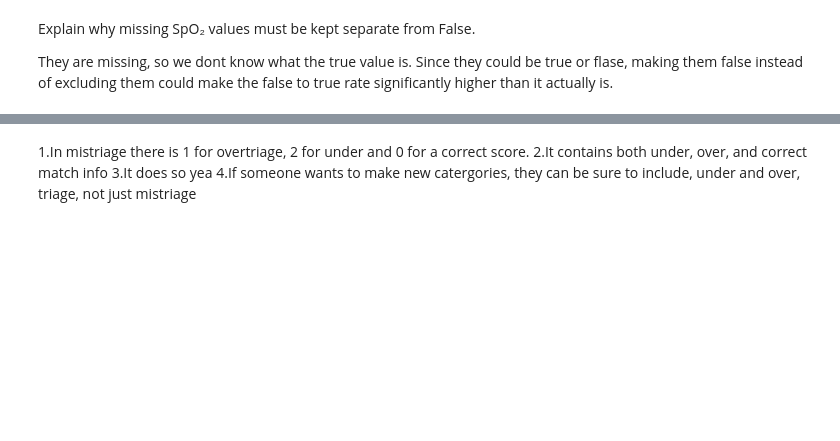
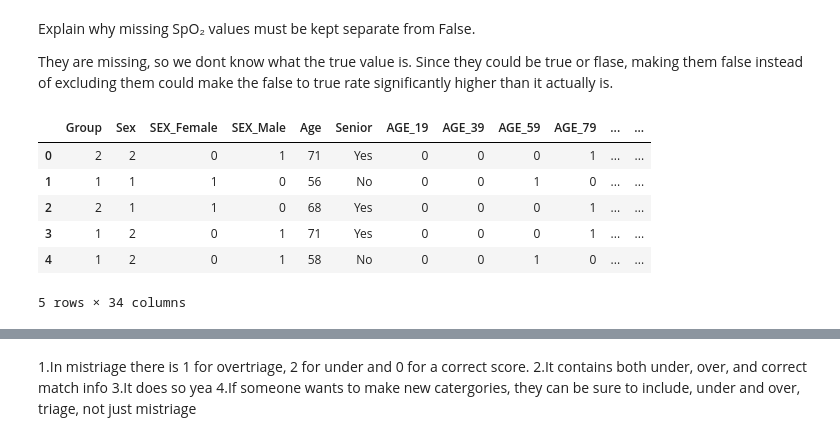
Before and after one commit to hyojochang1/Emergency-Triage-Analysis, a Jupyter notebook: emergency_triage_analysis2.ipynb, the cells around one changed output, grey strips where cells are left out. Cells and saved outputs as stored; diff of their text form; code cells hidden in the pictures; blank space fills up the shorter version.

```diff
--- a/emergency_triage_analysis2.ipynb
+++ b/emergency_triage_analysis2.ipynb
@@ -172,9 +522,17 @@ df_clean[df_clean['mistriage'] == 2] #under-triage
 # %%
 KTAS_bool = df_clean['KTAS_match'] = df_clean['Expert_KTAS'] == df_clean['Nurse_KTAS']
 ktas_match = df_clean.pop("KTAS_match")
 loc = df_clean.columns.get_loc('Expert_KTAS') + 1
 df_clean.insert(loc,"KTAS_match",ktas_match)
-df_clean.head(200)
+df_clean.head(5)
+# %% [output]
+|  | Group | Sex | SEX_Female | SEX_Male | Age | Senior | AGE_19 | AGE_39 | AGE_59 | AGE_79 | ... | ... |
+| 0 | 2 | 2 | 0 | 1 | 71 | Yes | 0 | 0 | 0 | 1 | ... | ... |
+| 1 | 1 | 1 | 1 | 0 | 56 | No | 0 | 0 | 1 | 0 | ... | ... |
+| 2 | 2 | 1 | 1 | 0 | 68 | Yes | 0 | 0 | 0 | 1 | ... | ... |
+| 3 | 1 | 2 | 0 | 1 | 71 | Yes | 0 | 0 | 0 | 1 | ... | ... |
+| 4 | 1 | 2 | 0 | 1 | 58 | No | 0 | 0 | 1 | 0 | ... | ... |
+5 rows × 34 columns
 # %%
 print("Matching:", KTAS_bool.sum())
 print("Non-matching:", 1267-KTAS_bool.sum())
```
Also changed, not shown: parts of 58 cells of this notebook.
